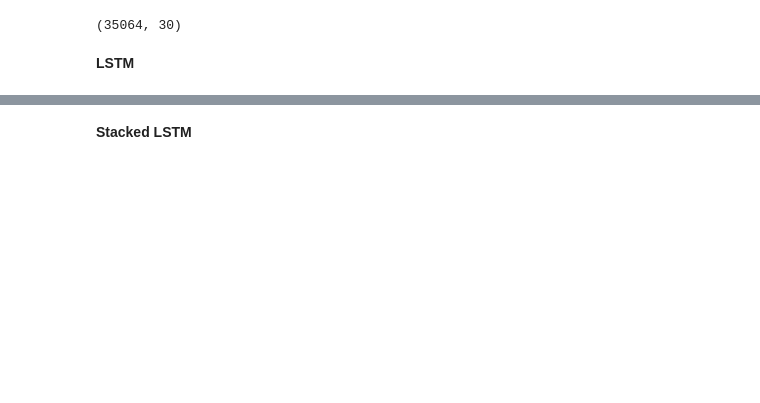
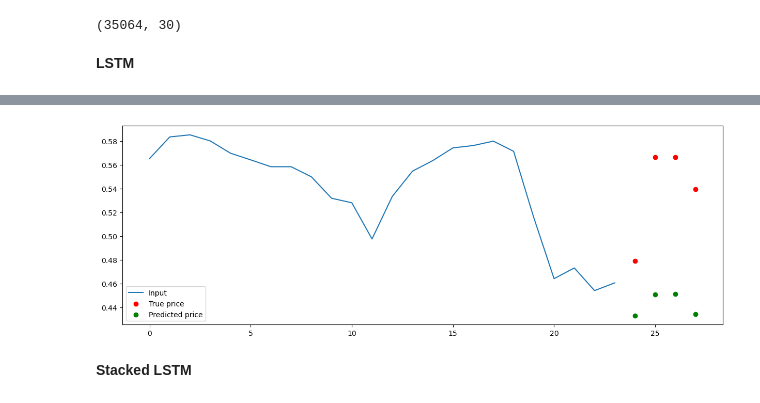
Before and after one commit to Archibald-Lafraik/tpa-lstm-pytorch, a Jupyter notebook: pl_main.ipynb, the cells around one changed output, grey strips where cells are left out. Drawn from its saved outputs; the diff is of its cells as text; code cells hidden in the pictures; blank space fills up the shorter version.

```diff
--- a/pl_main.ipynb
+++ b/pl_main.ipynb
@@ -108,3 +118,31 @@ Find logs at: logs\wandb\run-20230324_110305-wir8f52l\logs
+# %%
+elec_dm.setup("predict")
+
+model_path = "/Users/damso/MVA/TimeSeries/tpa-lstm-pytorch/checkpoints/4ts-kbest/BEST-epoch=39-val_loss=0.000-val_score=0.000.ckpt"
+lstm = LSTM.load_from_checkpoint(model_path)
+
+pred_dl = elec_dm.predict_dataloader()
+
+y_pred = lstm_trainer.predict(lstm, pred_dl)
+# %%
+batch_idx = 0
+for i, batch in enumerate(pred_dl):
+    inputs, labels = batch
+    X, ytrue = inputs[batch_idx][:, -1], labels[batch_idx].squeeze()
+    ypred = y_pred[i][batch_idx].squeeze()
+    # print(inputs.shape)
+    # print(labels.shape, y_pred[i].shape)
+
+    plt.figure(figsize=(15, 5))
+    plt.plot(range(0, 24), X, label="Input")
+    plt.scatter(range(24, 24 + pred_horizon), ytrue, color='red', label="True price")
+    plt.scatter(range(24, 24 + pred_horizon), ypred, color='green', label="Predicted price")
+    plt.legend()
+    plt.show()
+
+    break
+# %% [output]
+[figure, added]
 # %% [markdown]
 **Stacked LSTM**
 # %%
```
Also changed, not shown: parts of 9 cells of this notebook, 2 other files.
